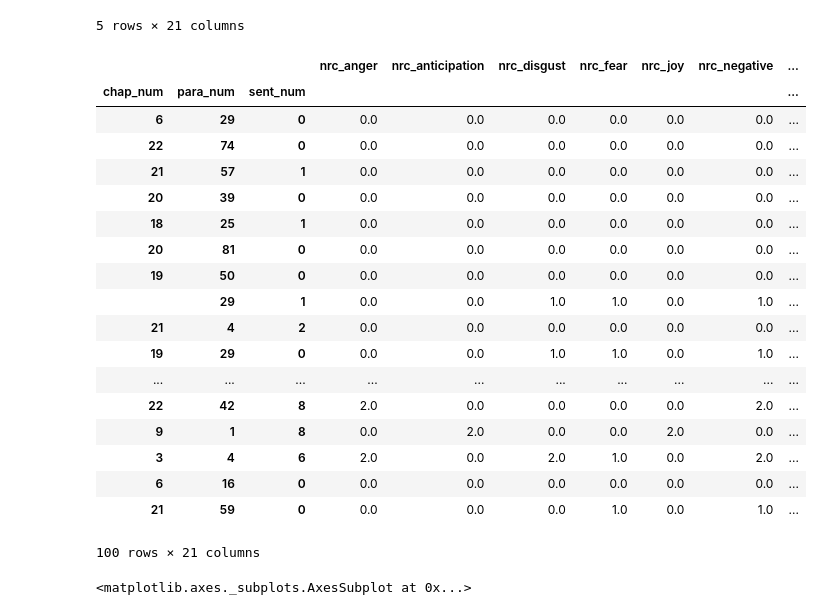
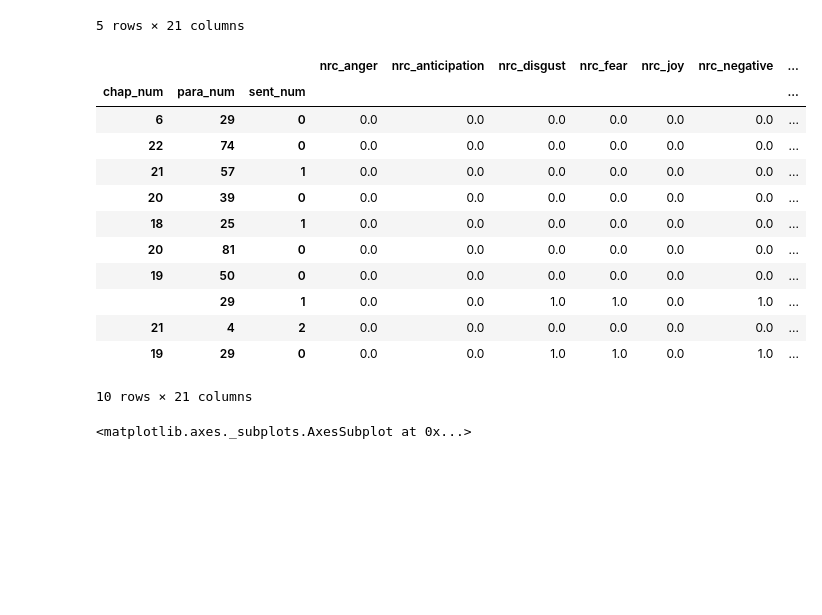
Before and after one commit to UVA-DSI/DS5559, a Jupyter notebook: labs/2019-04-11_Lab11/DS5559_Syuzhet_PERSUASION.ipynb, the cells around one changed output. Saved outputs shown, nothing was run; the diff lists cells and outputs as text; code cells hidden in the pictures; blank space fills up the shorter version.

```diff
--- a/labs/2019-04-11_Lab11/DS5559_Syuzhet_PERSUASION.ipynb
+++ b/labs/2019-04-11_Lab11/DS5559_Syuzhet_PERSUASION.ipynb
@@ -624,27 +625,21 @@ by_sent.head()
 5 rows × 21 columns
 # %%
 # See "anne could not help laughing"
-by_sent.sort_values('neg', ascending=False).head(100)
+by_sent.sort_values('neg', ascending=False).head(10)
 # %% [output]
 |  |  |  | nrc_anger | nrc_anticipation | nrc_disgust | nrc_fear | nrc_joy | nrc_negative | ... |
 | chap_num | para_num | sent_num |  |  |  |  |  |  | ... |
 | 6 | 29 | 0 | 0.0 | 0.0 | 0.0 | 0.0 | 0.0 | 0.0 | ... |
 | 22 | 74 | 0 | 0.0 | 0.0 | 0.0 | 0.0 | 0.0 | 0.0 | ... |
 | 21 | 57 | 1 | 0.0 | 0.0 | 0.0 | 0.0 | 0.0 | 0.0 | ... |
 | 20 | 39 | 0 | 0.0 | 0.0 | 0.0 | 0.0 | 0.0 | 0.0 | ... |
 | 18 | 25 | 1 | 0.0 | 0.0 | 0.0 | 0.0 | 0.0 | 0.0 | ... |
 | 20 | 81 | 0 | 0.0 | 0.0 | 0.0 | 0.0 | 0.0 | 0.0 | ... |
 | 19 | 50 | 0 | 0.0 | 0.0 | 0.0 | 0.0 | 0.0 | 0.0 | ... |
 |  | 29 | 1 | 0.0 | 0.0 | 1.0 | 1.0 | 0.0 | 1.0 | ... |
 | 21 | 4 | 2 | 0.0 | 0.0 | 0.0 | 0.0 | 0.0 | 0.0 | ... |
 | 19 | 29 | 0 | 0.0 | 0.0 | 1.0 | 1.0 | 0.0 | 1.0 | ... |
-| ... | ... | ... | ... | ... | ... | ... | ... | ... | ... |
-| 22 | 42 | 8 | 2.0 | 0.0 | 0.0 | 0.0 | 0.0 | 2.0 | ... |
-| 9 | 1 | 8 | 0.0 | 2.0 | 0.0 | 0.0 | 2.0 | 0.0 | ... |
-| 3 | 4 | 6 | 2.0 | 0.0 | 2.0 | 1.0 | 0.0 | 2.0 | ... |
-| 6 | 16 | 0 | 0.0 | 0.0 | 0.0 | 0.0 | 0.0 | 0.0 | ... |
-| 21 | 59 | 0 | 0.0 | 0.0 | 0.0 | 1.0 | 0.0 | 1.0 | ... |
-100 rows × 21 columns
+10 rows × 21 columns
 # %%
 CFG1['window'] = 500
 # %%
```
Also changed, not shown: parts of 9 cells of this notebook, 2 other files.
